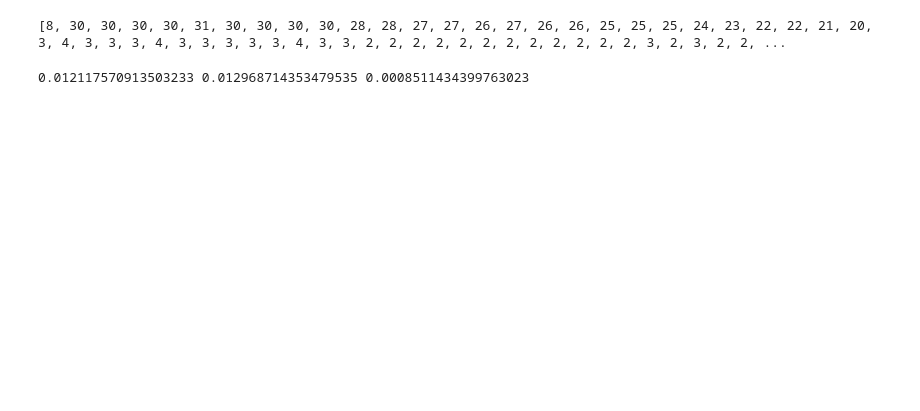
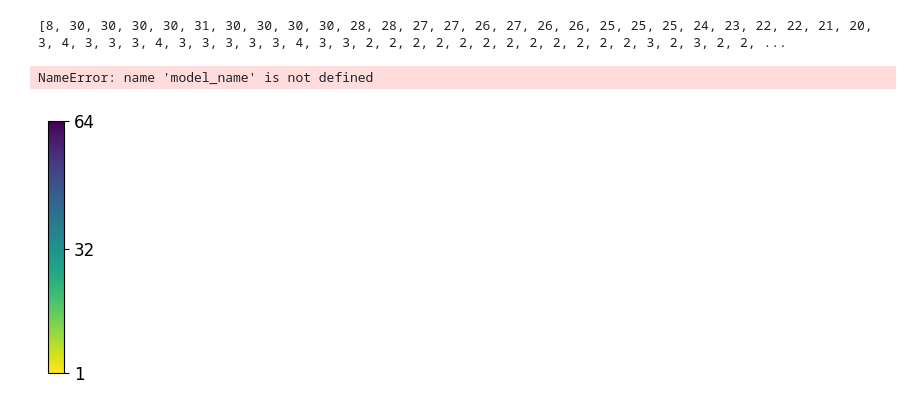
Before and after one commit to hassan-shap/llm-benchmarks, a Jupyter notebook: forward pass/pp_cossim.ipynb, the cells around one changed output. Drawn from its saved outputs; the diff is of its cells as text; code cells hidden in the pictures; blank space fills up the shorter version.

```diff
--- a/forward pass/pp_cossim.ipynb
+++ b/forward pass/pp_cossim.ipynb
@@ -165,7 +167,18 @@ plt.show()
 print(x_min)
 # %% [output]
 [8, 30, 30, 30, 30, 31, 30, 30, 30, 30, 28, 28, 27, 27, 26, 27, 26, 26, 25, 25, 25, 24, 23, 22, 22, 21, 20, 3, 4, 3, 3, 3, 4, 3, 3, 3, 3, 3, 4, 3, 3, 2, 2, 2, 2, 2, 2, 2, 2, 2, 2, 2, 2, 3, 2, 3, 2, 2, ...
-# %%
-print(y[8], y[30], y[30]-y[8])
-# %% [output]
-0.012117570913503233 0.012968714353479535 0.0008511434399763023
+# %%
+a = np.array([[1,64]])
+plt.figure(figsize=(0.2, 4.2))
+img = plt.imshow(a, cmap="viridis_r")
+plt.gca().set_visible(False)
+cax = plt.axes([0.1, 0.2, 0.8, 0.6])
+plt.colorbar(orientation="vertical", cax=cax)
+# plt.yticks([1,20,40,60])
+plt.yticks([1,32,64])
+plt.tight_layout()
+plt.savefig("figures/"+f"{model_name.split('/')[-1]}_colorbar.pdf")
+plt.show()
+# %% [output]
+NameError: name 'model_name' is not defined
+[figure, added]
```
Also changed, not shown: parts of 3 cells of this notebook, 7 other files.
